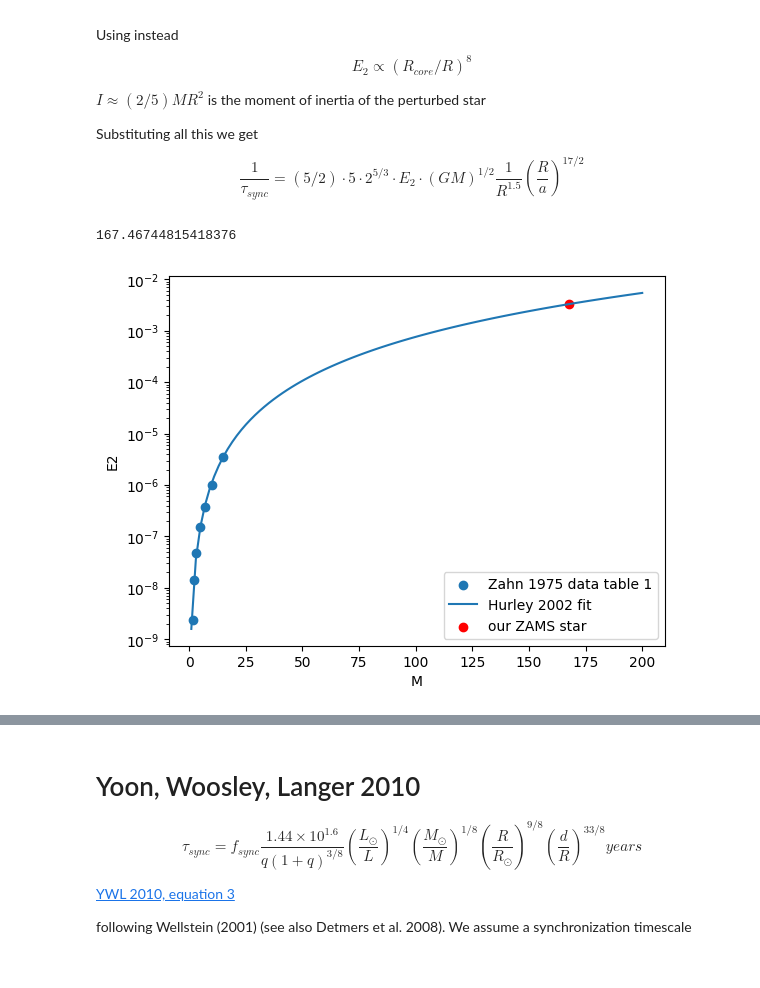
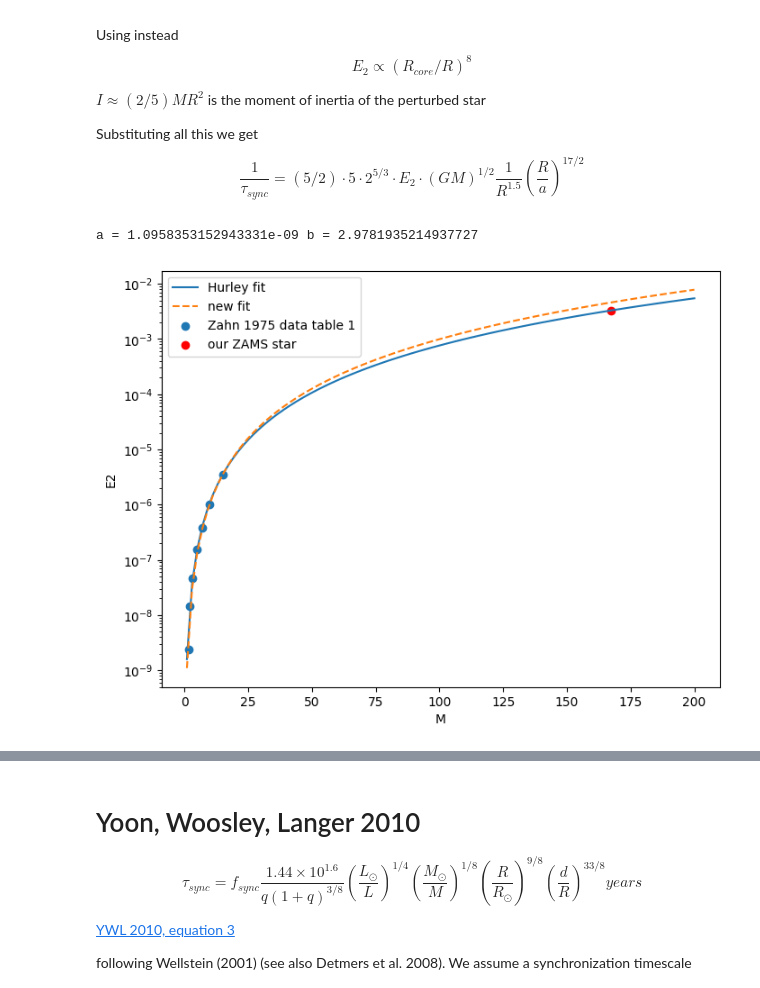
Before and after one commit to LiekeVanSon/HD5980, a Jupyter notebook: HD5980_calculating_t-sync.ipynb, the cells around one changed output, grey strips where cells are left out. Saved outputs shown, nothing was run; the diff lists cells and outputs as text; code cells hidden in the pictures.

```diff
--- a/HD5980_calculating_t-sync.ipynb
+++ b/HD5980_calculating_t-sync.ipynb
@@ -112,25 +112,47 @@ Substituting all this we get
 # %%
 # Let's check the E2 ift
 E2_values = np.array([2.41*1e-9, 1.45*1e-8, 4.72*1e-8, 1.53*1e-7, 3.80*1e-7, 1.02*1e-6, 3.49*1e-6])
 E2_masses = np.array([1.6, 2, 3, 5,7,10, 15])
 
 def E2(masses):
     return 1.592*1e-9 * masses**2.84
 
+
+from scipy.optimize import curve_fit
+
+# Define the form of the function you want to fit
+def func(x, a, b):
+    return a * x**b
+
+# Fit the function to the data
+popt, pcov = curve_fit(func, E2_masses, E2_values)
+# popt contains the optimized values for a and b
+print("a =", popt[0], "b =", popt[1])
+
+
+def E3(masses):
+    return np.log2(masses)**2
+
+
+fig, ax = plt.subplots(figsize = (8,6))
+
+plt.plot(M_array, E2(M_array),  label = 'Hurley fit')
+
+M_array = np.linspace(1,200, 100)
+
+plt.plot(M_array, func(M_array,  popt[0],  popt[1]), ls = '--', label = 'new fit')
 plt.scatter(E2_masses, E2_values, label = 'Zahn 1975 data table 1')
-plt.plot(np.linspace(1,200, 100), E2(np.linspace(1,200, 100)), label = 'Hurley 2002 fit')
 
-print(m.hist.star_mass[ZAMS_i])
 plt.scatter(m.hist.star_mass[ZAMS_i], E2(m.hist.star_mass[ZAMS_i]), c = 'r', label = 'our ZAMS star')
 
 plt.legend()
 plt.xlabel('M')
 plt.ylabel('E2')
 plt.yscale('log')
 plt.show()
 # %% [output]
-167.46744815418376
+a = 1.0958353152943331e-09 b = 2.9781935214937727
-[figure, old version]
+[figure, new version]
 # %%
 # Simplified version
 def tau_sync_Hurley_rad(Mstar = 1*u.Msun, R=1*u.Rsun, a=1 *u.Rsun):
```
Also changed, not shown: parts of 1 cell of this notebook.
